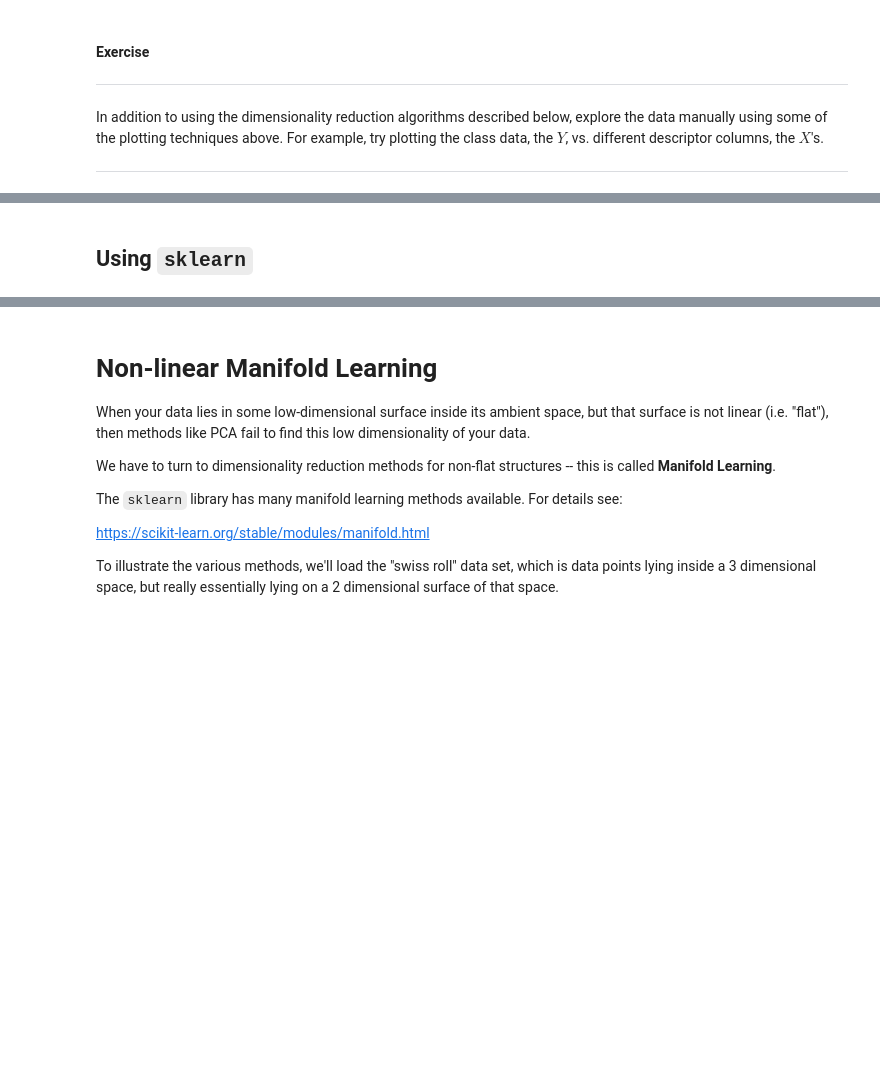
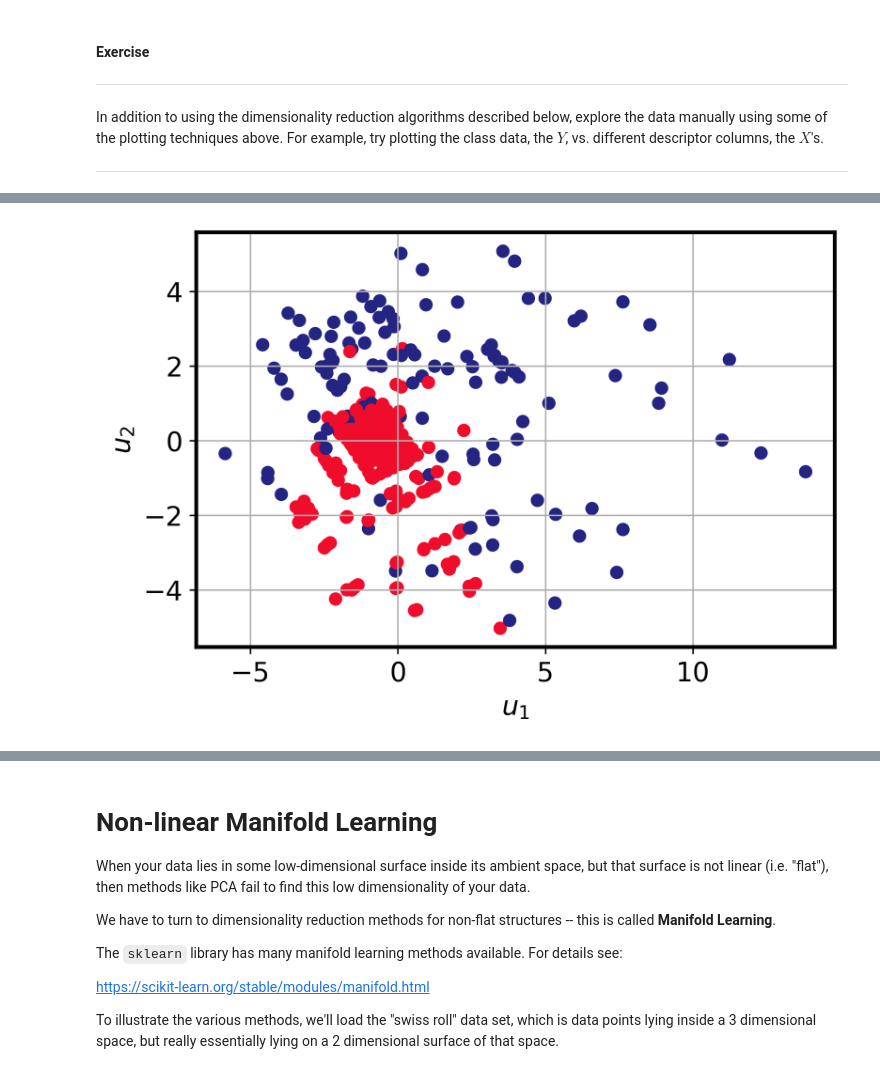
Before and after one commit to csms-lab/mdi504-f20-notebooks, a Jupyter notebook: Notebook 04 - Exploratory Data Analysis and Dimensionality Reduction.ipynb, the cells around one changed output, grey strips where cells are left out. Drawn from its saved outputs; the diff is of its cells as text; code cells hidden in the pictures; blank space fills up the shorter version.

```diff
--- a/Notebook 04 - Exploratory Data Analysis and Dimensionality Reduction.ipynb
+++ b/Notebook 04 - Exploratory Data Analysis and Dimensionality Reduction.ipynb
@@ -425,11 +484,11 @@ plt.grid()
 # %%
 # Let's project our data onto the first two singular values
-X_proj_SVD = X@U
+X_proj_SVD = X@VT.T
 
 # Plot first two components
 plt.scatter(X_proj_SVD[:, 0], X_proj_SVD[:, 1], c=color_seq)
 plt.xlabel('$u_1$')
 plt.ylabel('$u_2$')
 plt.grid()
+# %% [output]
+[figure, added]
-# %% [markdown]
-## Using `sklearn`
```
Also changed, not shown: parts of 22 cells of this notebook.
